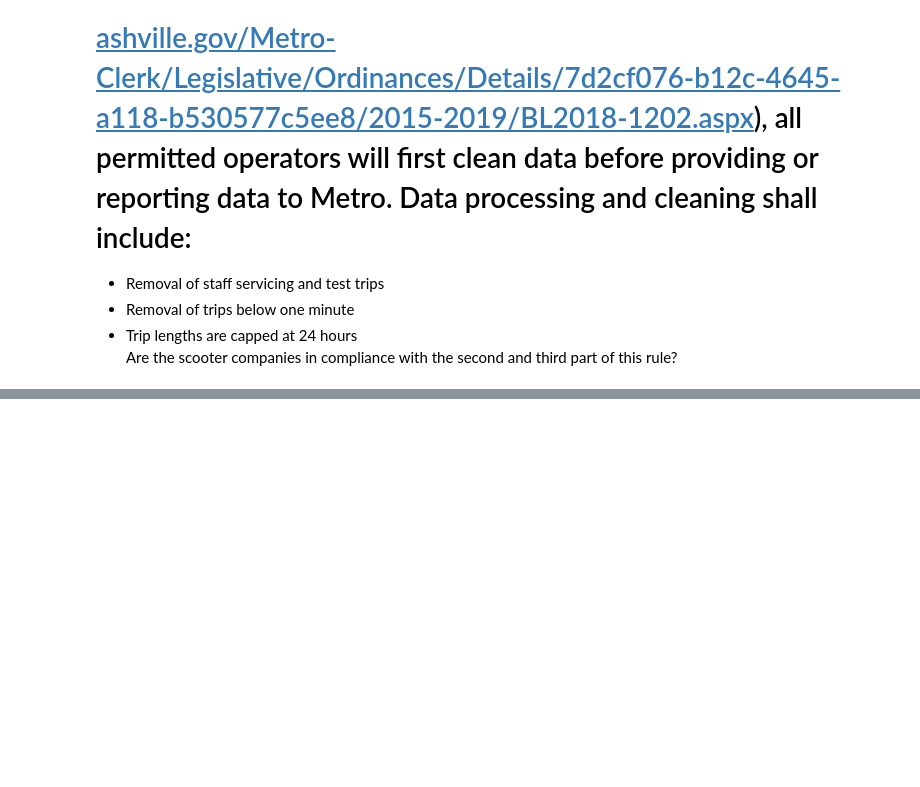
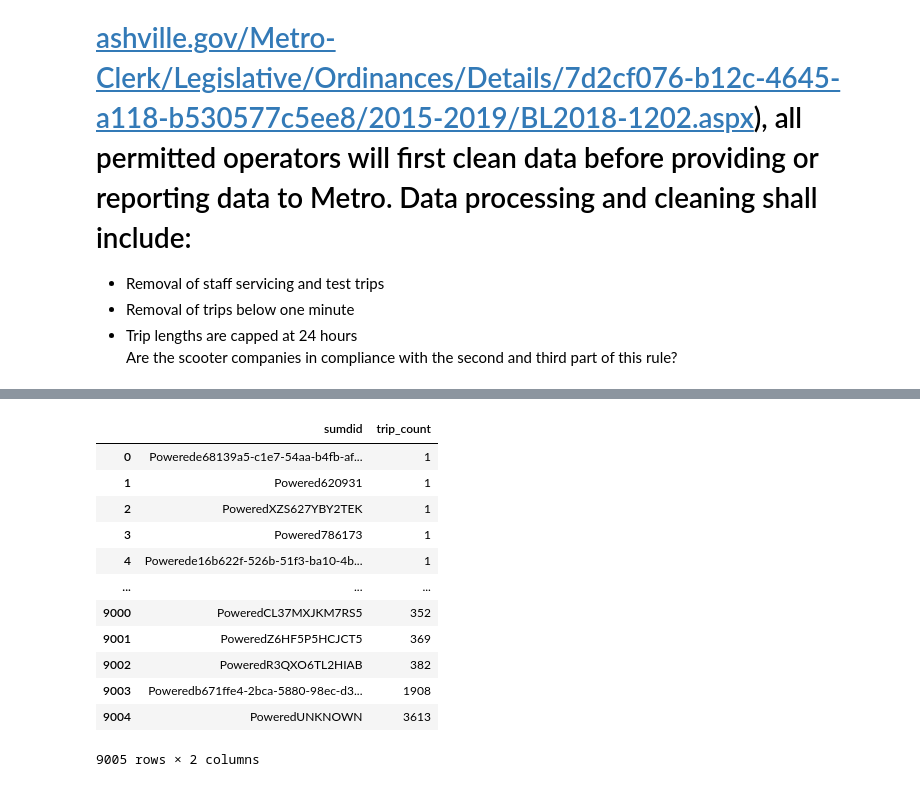
Before and after one commit to NSS-Data-Analytics-Cohort-8/scooter-partner1-whenhugocallsuspythonistas, a Jupyter notebook: notebooks/eda.ipynb, the cells around one changed output, grey strips where cells are left out. Drawn from its saved outputs; the diff is of its cells as text; code cells hidden in the pictures; blank space fills up the shorter version.

```diff
--- a/notebooks/eda.ipynb
+++ b/notebooks/eda.ipynb
@@ -160,0 +215,28 @@ t_oo_c
+# %%
+# my alternate approach to confirm whether every scooter is used each day,
+# results 9005 rows same as first approach so I think this is correct
+
+scooter_usage = '''
+SELECT sumdid, COUNT(pubtimestamp) as trip_count
+FROM trips
+GROUP BY sumdid
+ORDER BY trip_count
+'''
+result = engine.execute(scooter_usage)
+
+su = pd.read_sql(scooter_usage, con = engine)
+su
+# %% [output]
+|  | sumdid | trip_count |
+| 0 | Powerede68139a5-c1e7-54aa-b4fb-af... | 1 |
+| 1 | Powered620931 | 1 |
+| 2 | PoweredXZS627YBY2TEK | 1 |
+| 3 | Powered786173 | 1 |
+| 4 | Powerede16b622f-526b-51f3-ba10-4b... | 1 |
+| ... | ... | ... |
+| 9000 | PoweredCL37MXJKM7RS5 | 352 |
+| 9001 | PoweredZ6HF5P5HCJCT5 | 369 |
+| 9002 | PoweredR3QXO6TL2HIAB | 382 |
+| 9003 | Poweredb671ffe4-2bca-5880-98ec-d3... | 1908 |
+| 9004 | PoweredUNKNOWN | 3613 |
+9005 rows × 2 columns
```
Also changed, not shown: parts of 10 cells of this notebook.
